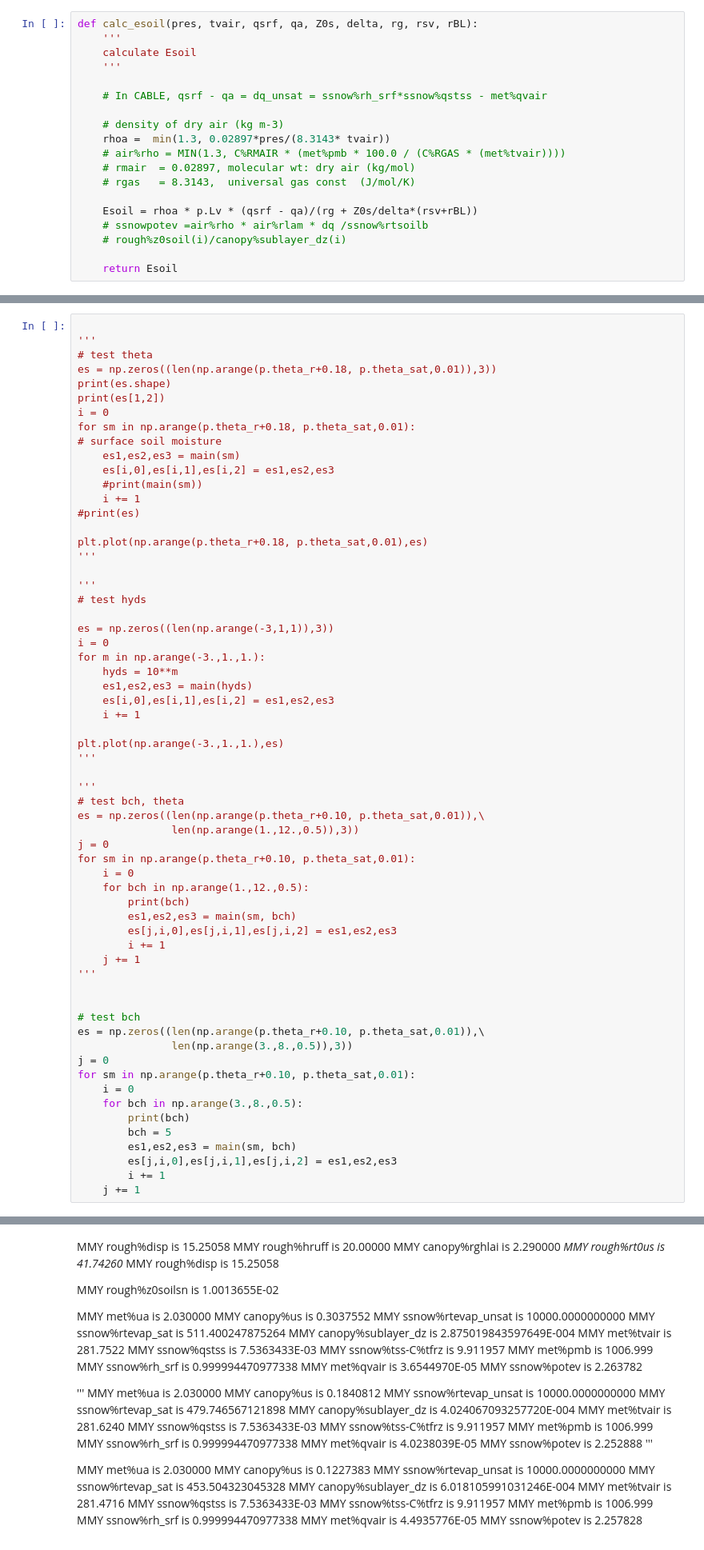
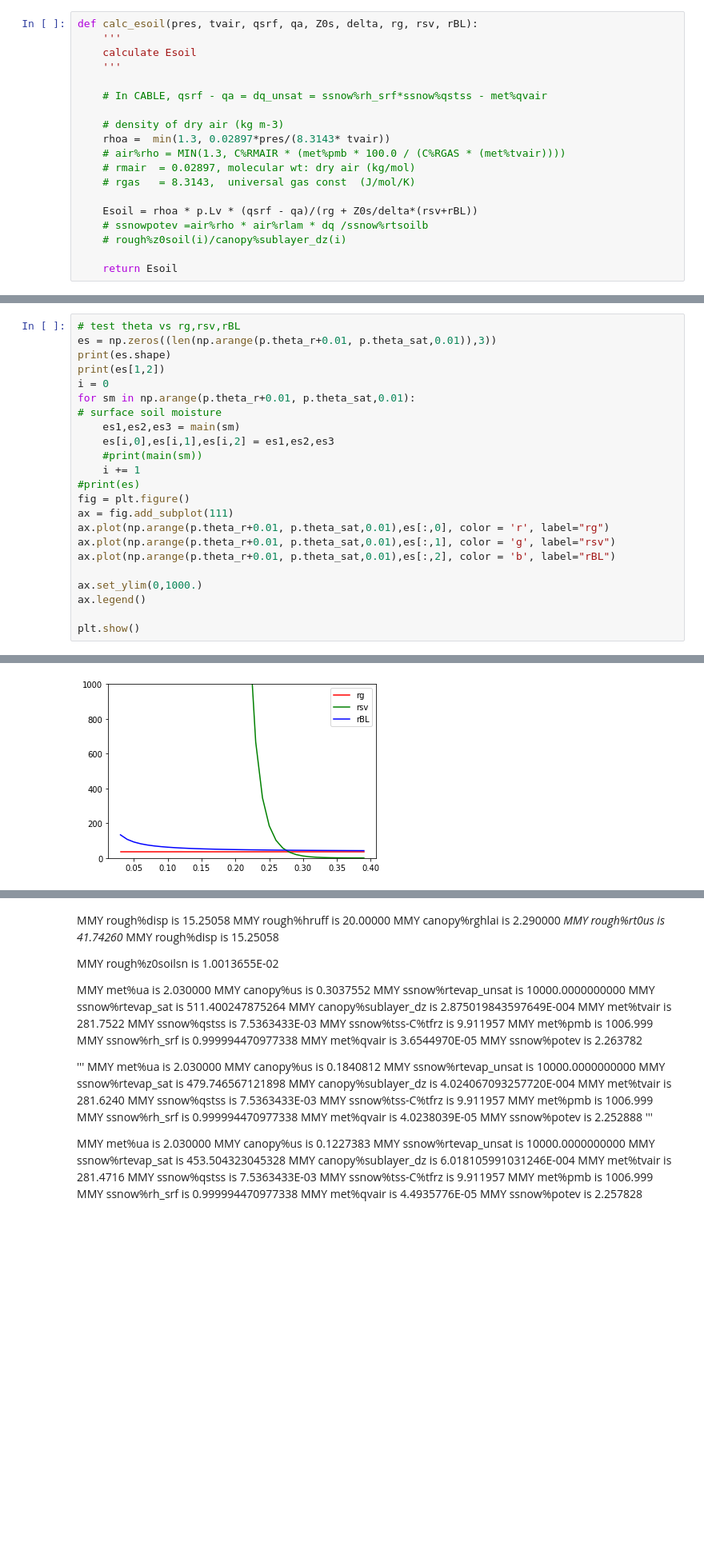
Before and after one commit to bibivking/Jupyter_scripts, a Jupyter notebook: Dani_Or_Soil_Evaporation_Scheme.ipynb, the cells around one changed output, grey strips where cells are left out. Shown at 80% size. Cells and saved outputs as stored; diff of their text form; blank space fills up the shorter version.

```diff
--- a/Dani_Or_Soil_Evaporation_Scheme.ipynb
+++ b/Dani_Or_Soil_Evaporation_Scheme.ipynb
@@ -287,63 +305,24 @@ def calc_esoil(pres, tvair, qsrf, qa, Z0s, delta, rg, rsv, rBL):
 # %%
-
-'''
-# test theta
-es = np.zeros((len(np.arange(p.theta_r+0.18, p.theta_sat,0.01)),3))
+# test theta vs rg,rsv,rBL
+es = np.zeros((len(np.arange(p.theta_r+0.01, p.theta_sat,0.01)),3))
 print(es.shape)
 print(es[1,2])
 i = 0
-for sm in np.arange(p.theta_r+0.18, p.theta_sat,0.01):
+for sm in np.arange(p.theta_r+0.01, p.theta_sat,0.01):
 # surface soil moisture
     es1,es2,es3 = main(sm)
     es[i,0],es[i,1],es[i,2] = es1,es2,es3
     #print(main(sm))
     i += 1
 #print(es)
+fig = plt.figure()
+ax = fig.add_subplot(111)
+ax.plot(np.arange(p.theta_r+0.01, p.theta_sat,0.01),es[:,0], color = 'r', label="rg")
+ax.plot(np.arange(p.theta_r+0.01, p.theta_sat,0.01),es[:,1], color = 'g', label="rsv")
+ax.plot(np.arange(p.theta_r+0.01, p.theta_sat,0.01),es[:,2], color = 'b', label="rBL")
 
-plt.plot(np.arange(p.theta_r+0.18, p.theta_sat,0.01),es)
-'''
+ax.set_ylim(0,1000.)
+ax.legend()
 
-'''
-# test hyds
-
-es = np.zeros((len(np.arange(-3,1,1)),3))
-i = 0
-for m in np.arange(-3.,1.,1.):
-    hyds = 10**m
-    es1,es2,es3 = main(hyds)
-    es[i,0],es[i,1],es[i,2] = es1,es2,es3
-    i += 1
-
-plt.plot(np.arange(-3.,1.,1.),es)
-'''
-
-'''
-# test bch, theta
-es = np.zeros((len(np.arange(p.theta_r+0.10, p.theta_sat,0.01)),\
-               len(np.arange(1.,12.,0.5)),3))
-j = 0
-for sm in np.arange(p.theta_r+0.10, p.theta_sat,0.01):
-    i = 0
-    for bch in np.arange(1.,12.,0.5):
-        print(bch)
-        es1,es2,es3 = main(sm, bch)
-        es[j,i,0],es[j,i,1],es[j,i,2] = es1,es2,es3
-        i += 1
-    j += 1
-'''
-
-
-# test bch
-es = np.zeros((len(np.arange(p.theta_r+0.10, p.theta_sat,0.01)),\
-               len(np.arange(3.,8.,0.5)),3))
-j = 0
-for sm in np.arange(p.theta_r+0.10, p.theta_sat,0.01):
-    i = 0
-    for bch in np.arange(3.,8.,0.5):
-        print(bch)
-        bch = 5
-        es1,es2,es3 = main(sm, bch)
-        es[j,i,0],es[j,i,1],es[j,i,2] = es1,es2,es3
-        i += 1
-    j += 1
+plt.show()
 # %% [output]
@@ -366,0 +331 @@ for sm in np.arange(p.theta_r+0.10, p.theta_sat,0.01):
+[figure, added]
```
Also changed, not shown: parts of 8 cells of this notebook.
